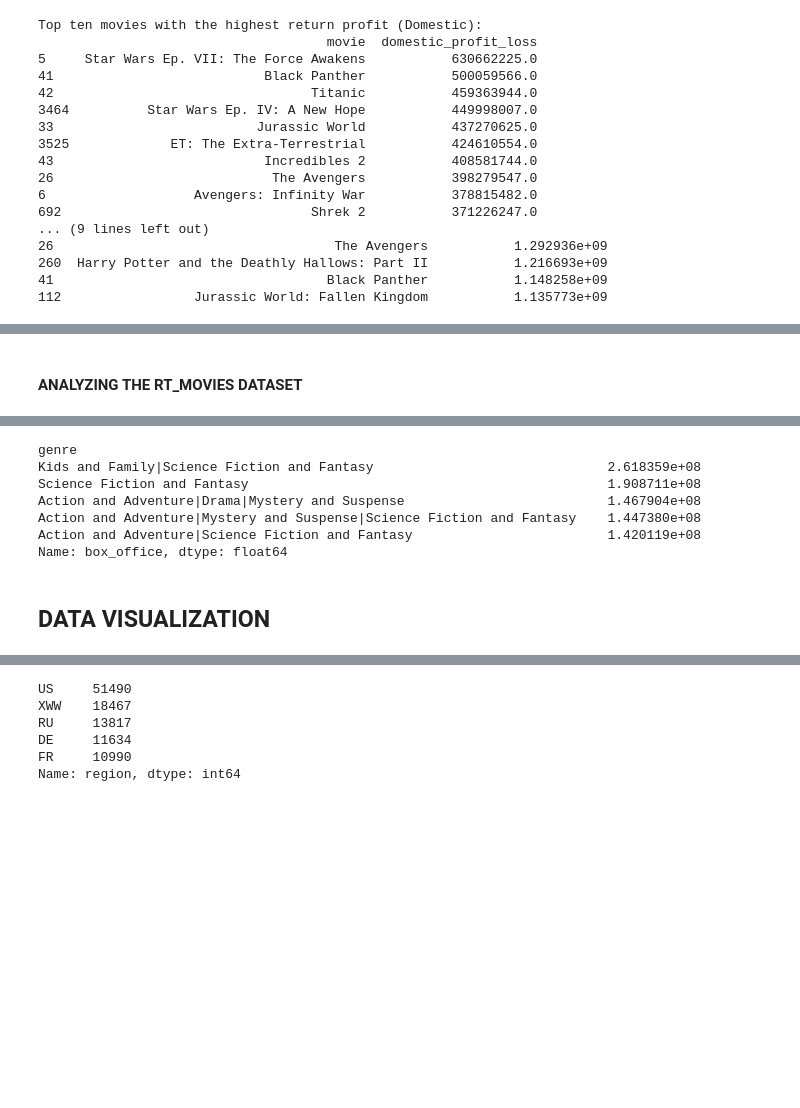
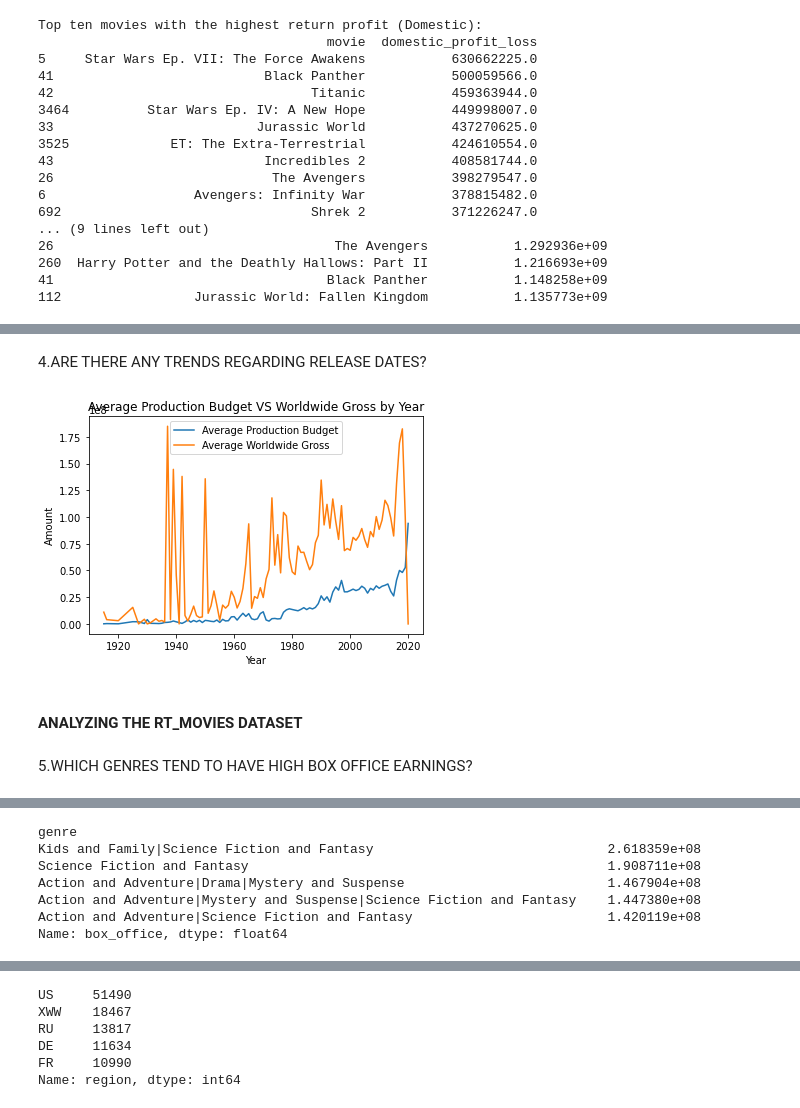
Before and after one commit to MercyKiragu/MICROSOFT-MOVIES-STUDIO, a Jupyter notebook: student.ipynb, the cells around one changed output, grey strips where cells are left out. Saved outputs shown, nothing was run; the diff lists cells and outputs as text; code cells hidden in the pictures; blank space fills up the shorter version.

```diff
--- a/student.ipynb
+++ b/student.ipynb
@@ -1144,5 +1161,25 @@ Top ten movies with the highest return profit (Domestic):
+# %% [markdown]
+4.ARE THERE ANY TRENDS REGARDING RELEASE DATES?
+# %%
+#Exploring trends over time
+movie_budgets['Release Year'] = pd.to_datetime(movie_budgets['release_date']).dt.year
+
+average_budget_by_year = movie_budgets.groupby('Release Year')['production_budget'].mean()
+average_gross_by_year = movie_budgets.groupby('Release Year')['worldwide_gross'].mean()
+
+plt.plot(average_budget_by_year.index, average_budget_by_year.values, label='Average Production Budget')
+plt.plot(average_gross_by_year.index, average_gross_by_year.values, label='Average Worldwide Gross')
+plt.xlabel('Year')
+plt.ylabel('Amount')
+plt.title('Average Production Budget VS Worldwide Gross by Year')
+plt.legend()
+plt.show()
+# %% [output]
+[figure, added]
 # %% [markdown]
 #### ANALYZING THE RT_MOVIES DATASET
+# %% [markdown]
+5.WHICH GENRES TEND TO  HAVE HIGH BOX OFFICE EARNINGS?
 # %%
 rt_movies.head()
 # %% [output]
@@ -1169,5 +1206,3 @@ Action and Adventure|Drama|Mystery and Suspense                          1.46790
 Action and Adventure|Mystery and Suspense|Science Fiction and Fantasy    1.447380e+08
 Action and Adventure|Science Fiction and Fantasy                         1.420119e+08
 Name: box_office, dtype: float64
-# %% [markdown]
-## DATA VISUALIZATION
```
Also changed, not shown: parts of 24 cells of this notebook.
